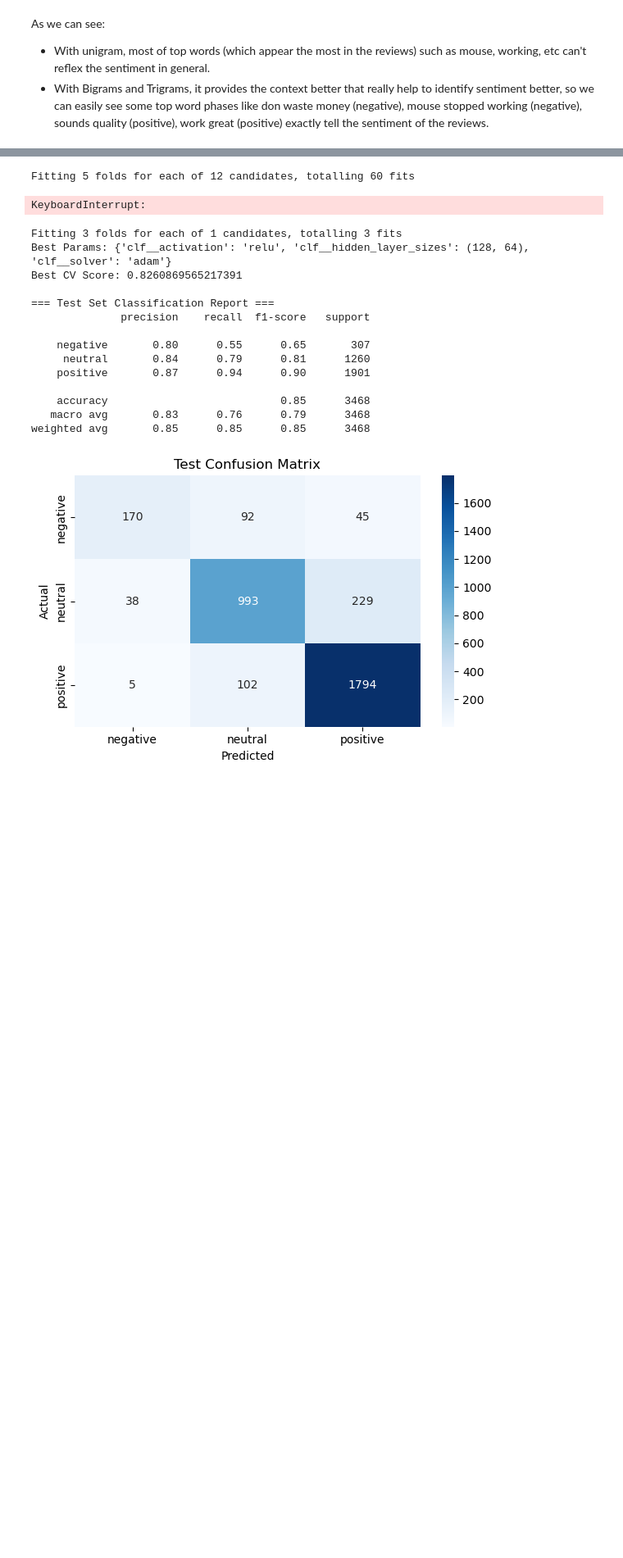
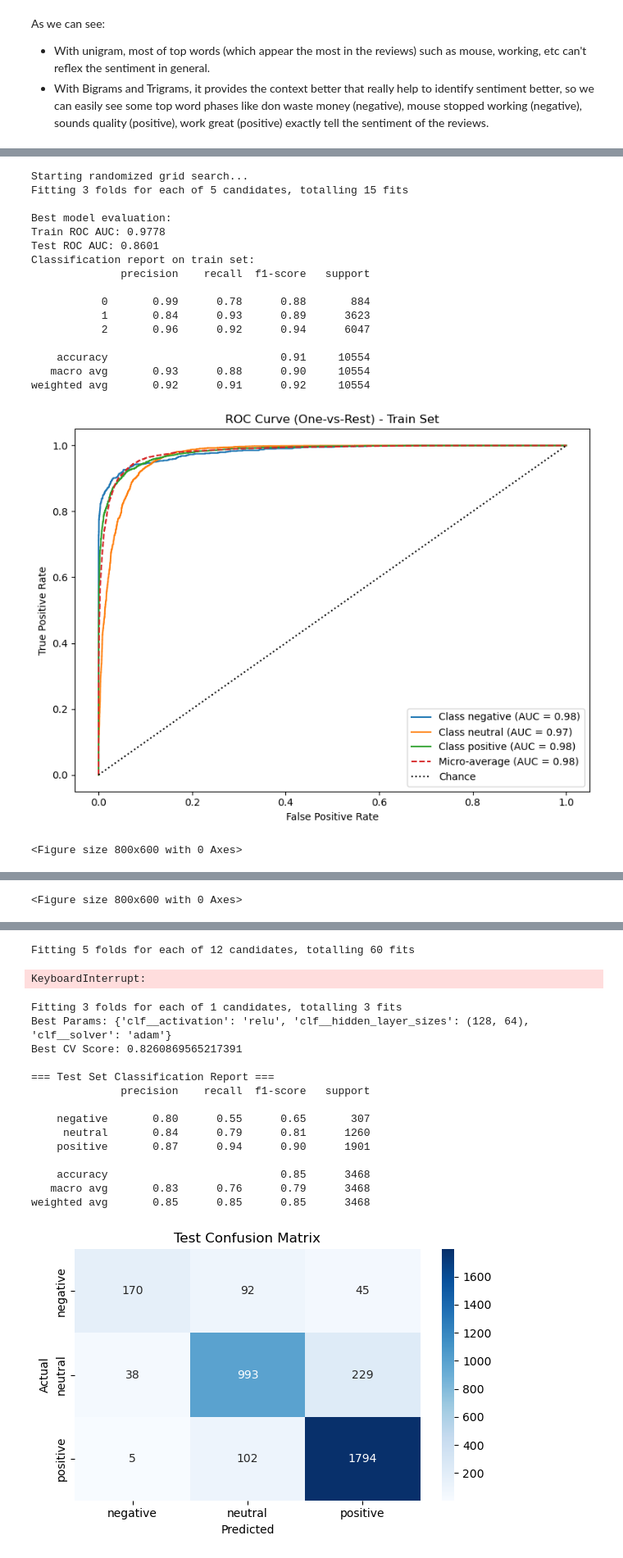
Before and after one commit to dangtna1/amazon-reviews-classification, a Jupyter notebook: main.ipynb, the cells around one changed output, grey strips where cells are left out. Shown at 82% size. Drawn from its saved outputs; the diff is of its cells as text; code cells hidden in the pictures; blank space fills up the shorter version.

```diff
--- a/main.ipynb
+++ b/main.ipynb
@@ -221,0 +521,78 @@ As we can see:
+# %%
+from sklearn.ensemble import RandomForestClassifier
+
+# Create pipeline with SMOTE
+pipeline = ImbPipeline(
+    [
+        (
+            "tfidf",
+            TfidfVectorizer(
+                tokenizer=stem_tokenizer,  # Tokenize with custom stemmer function with error handling
+                lowercase=True,
+                max_features=5000,
+                token_pattern=None,  # Explicitly disable default token pattern
+            ),
+        ),
+        ("smote", SMOTE(random_state=42)),  # Handle class imbalance
+        (
+            (
+                "classifier",
+                RandomForestClassifier(class_weight="balanced", random_state=42),
+            )
+        ),
+    ]
+)
+
+# Define parameter grid for random search
+param_dist = {
+    "tfidf__max_features": [5000, 10000],
+    "tfidf__ngram_range": [(1, 1)],
+    "smote__k_neighbors": [3, 5],
+    "classifier__n_estimators": [100, 200],
+    "classifier__max_depth": [None, 10, 20],
+    "classifier__min_samples_split": [2, 5],
+}
+
+# Create RandomizedSearchCV object
+random_search = RandomizedSearchCV(
+    estimator=pipeline,
+    param_distributions=param_dist,
+    n_iter=5,  # Number of parameter combinations to try
+    scoring="accuracy",  # Optimize for accuracy
+    cv=3,  # 3-fold cross-validation
+    n_jobs=-1,  # Use all available cores
+    random_state=42,
+    verbose=1,
+)
+
+# Perform random search on training data
+print("Starting randomized grid search...")
+random_search.fit(X_train, y_train)
+
+# Best model from random search
+best_model = random_search.best_estimator_
+
+# Evaluate the best model
+print("\nBest model evaluation:")
+score["Random Forest"] = evaluate_model(
+    best_model, X_train, y_train, X_test, y_test, le.classes_
+)
+# %% [output]
+Starting randomized grid search...
+Fitting 3 folds for each of 5 candidates, totalling 15 fits
+
+Best model evaluation:
+Train ROC AUC: 0.9778
+Test ROC AUC: 0.8601
+Classification report on train set:
+              precision    recall  f1-score   support
+
+           0       0.99      0.78      0.88       884
+           1       0.84      0.93      0.89      3623
+           2       0.96      0.92      0.94      6047
+
+    accuracy                           0.91     10554
+   macro avg       0.93      0.88      0.90     10554
+weighted avg       0.92      0.91      0.92     10554
+[figure, added]
+<Figure size 800x600 with 0 Axes>
@@ -221,0 +611 @@ As we can see:
+<Figure size 800x600 with 0 Axes>
```
Also changed, not shown: parts of 17 cells of this notebook.
